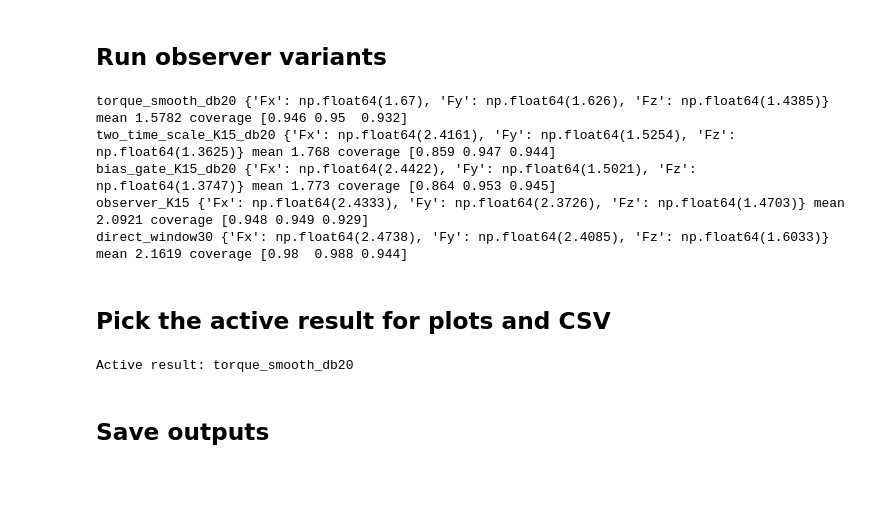
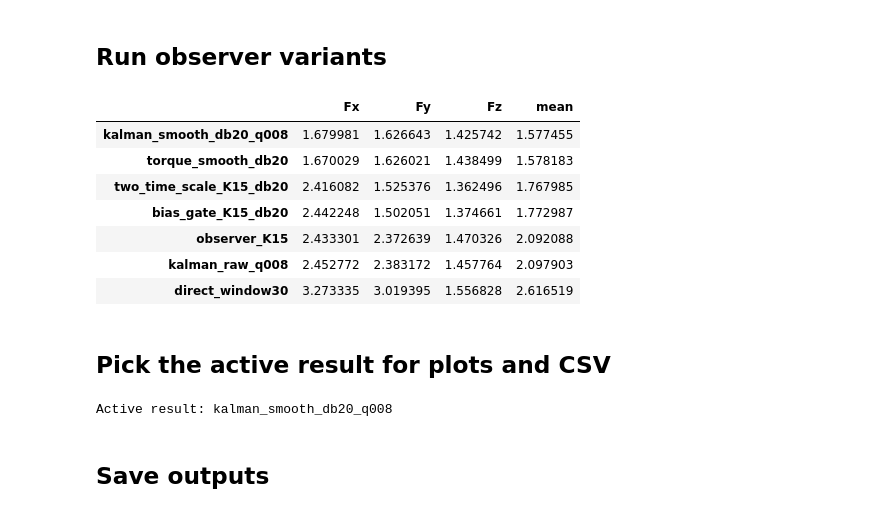
Before and after one commit to vu-maple-lab/dvrk_force_estimation, a Jupyter notebook: indirect_method/external_force_ci.ipynb, the cells around one changed output. Saved outputs shown, nothing was run; the diff lists cells and outputs as text; code cells hidden in the pictures; blank space fills up the shorter version.

Commit message:
Rerun notebook to reflect Kalman

```diff
--- a/indirect_method/external_force_ci.ipynb
+++ b/indirect_method/external_force_ci.ipynb
@@ -70,39 +70,42 @@ common_kwargs = dict(
     deadband_multiplier=deadband_multiplier,
     joint_deadband_multipliers=joint_deadband_multipliers,
     smooth_width_multiplier=smooth_width_multiplier,
     kalman_process_scale=kalman_process_scale,
     kalman_measurement_scale=kalman_measurement_scale,
     confidence=confidence,
     low_force_gain=low_force_gain,
     force_scale=force_scale,
     observer_disagreement_gain=observer_disagreement_gain,
     relative_force_uncertainty=relative_force_uncertainty,
     fz_uncertainty_gain=fz_uncertainty_gain,
     max_ci_half_width=max_ci_half_width,
 )
 
 results_by_mode = {
     "observer_K15": run_pipeline(estimator_mode="observer", window_size=window_size, **common_kwargs),
     "bias_gate_K15_db20": run_pipeline(estimator_mode="bias_gate", window_size=window_size, **common_kwargs),
     "two_time_scale_K15_db20": run_pipeline(estimator_mode="two_time_scale", window_size=window_size, **common_kwargs),
     "kalman_raw_q008": run_pipeline(estimator_mode="kalman", window_size=window_size, **common_kwargs),
     "kalman_smooth_db20_q008": run_pipeline(estimator_mode="kalman_smooth_deadband", window_size=window_size, **common_kwargs),
     "torque_smooth_db20": run_pipeline(estimator_mode="torque_smooth_deadband", window_size=window_size, **common_kwargs),
-    "direct_window30": run_pipeline(estimator_mode="direct", window_size=30, **common_kwargs),
+    "direct_window30": run_pipeline(estimator_mode="direct", window_size=1, **common_kwargs),
 }
 
 summary = pd.DataFrame(
     {name: result.rmse[:3] for name, result in results_by_mode.items()},
     index=["Fx", "Fy", "Fz"],
 ).T
 summary["mean"] = summary.mean(axis=1)
 summary.sort_values("mean")
 # %% [output]
-torque_smooth_db20 {'Fx': np.float64(1.67), 'Fy': np.float64(1.626), 'Fz': np.float64(1.4385)} mean 1.5782 coverage [0.946 0.95  0.932]
-two_time_scale_K15_db20 {'Fx': np.float64(2.4161), 'Fy': np.float64(1.5254), 'Fz': np.float64(1.3625)} mean 1.768 coverage [0.859 0.947 0.944]
-bias_gate_K15_db20 {'Fx': np.float64(2.4422), 'Fy': np.float64(1.5021), 'Fz': np.float64(1.3747)} mean 1.773 coverage [0.864 0.953 0.945]
-observer_K15 {'Fx': np.float64(2.4333), 'Fy': np.float64(2.3726), 'Fz': np.float64(1.4703)} mean 2.0921 coverage [0.948 0.949 0.929]
-direct_window30 {'Fx': np.float64(2.4738), 'Fy': np.float64(2.4085), 'Fz': np.float64(1.6033)} mean 2.1619 coverage [0.98  0.988 0.944]
+|  | Fx | Fy | Fz | mean |
+| kalman_smooth_db20_q008 | 1.679981 | 1.626643 | 1.425742 | 1.577455 |
+| torque_smooth_db20 | 1.670029 | 1.626021 | 1.438499 | 1.578183 |
+| two_time_scale_K15_db20 | 2.416082 | 1.525376 | 1.362496 | 1.767985 |
+| bias_gate_K15_db20 | 2.442248 | 1.502051 | 1.374661 | 1.772987 |
+| observer_K15 | 2.433301 | 2.372639 | 1.470326 | 2.092088 |
+| kalman_raw_q008 | 2.452772 | 2.383172 | 1.457764 | 2.097903 |
+| direct_window30 | 3.273335 | 3.019395 | 1.556828 | 2.616519 |
 # %% [markdown]
 ## Pick the active result for plots and CSV
 # %%
@@ -111,7 +114,7 @@ active_name = "kalman_smooth_db20_q008"
 results = results_by_mode[active_name]
 print(f"Active result: {active_name}")
 # %% [output]
-Active result: torque_smooth_db20
+Active result: kalman_smooth_db20_q008
 # %% [markdown]
 ## Save outputs
 # %%
```
Also changed, not shown: parts of 4 cells of this notebook.
